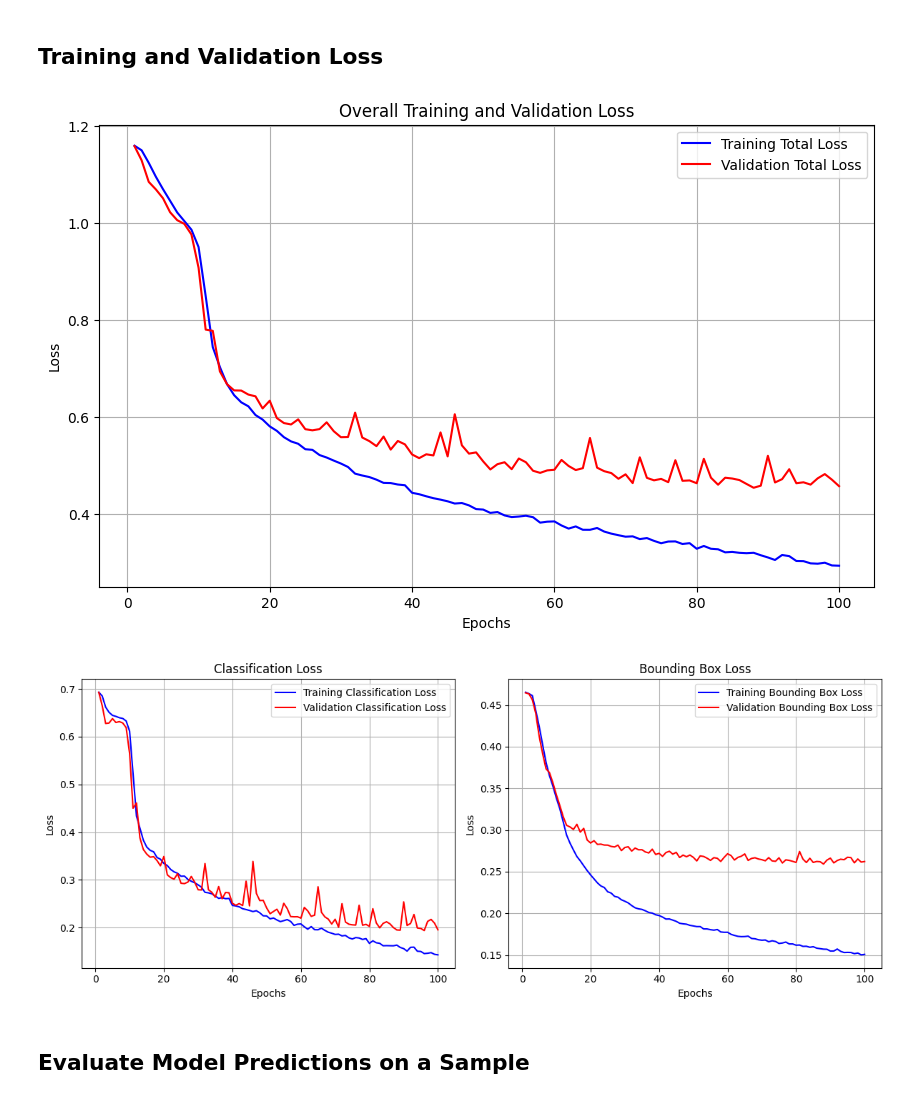
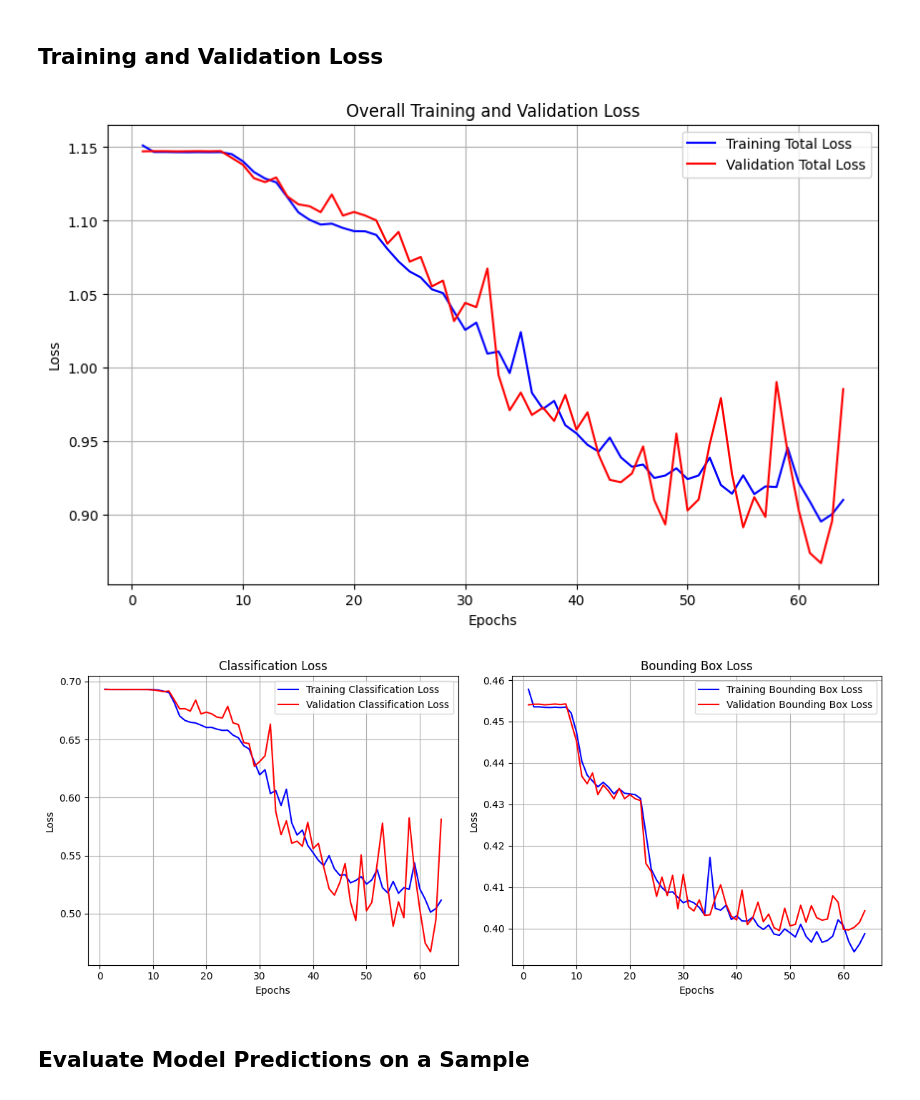
Before and after one commit to Trondster/CS4140, a Jupyter notebook: train/drone-classification.ipynb, the cells around one changed output. Saved outputs shown, nothing was run; the diff lists cells and outputs as text; code cells hidden in the pictures.

```diff
--- a/train/drone-classification.ipynb
+++ b/train/drone-classification.ipynb
@@ -791,12 +731,12 @@ Test Mean IoU (positive):     0.5241
 import matplotlib.pyplot as plt
 
 # Extract loss values
-train_loss = full_history['loss']
-val_loss = full_history['val_loss']
-train_class_loss = full_history['class_out_loss']
-val_class_loss = full_history['val_class_out_loss']
-train_bbox_loss = full_history['bbox_out_loss']
-val_bbox_loss = full_history['val_bbox_out_loss']
+train_loss = history.history['loss']
+val_loss = history.history['val_loss']
+train_class_loss = history.history['class_out_loss']
+val_class_loss = history.history['val_class_out_loss']
+train_bbox_loss = history.history['bbox_out_loss']
+val_bbox_loss = history.history['val_bbox_out_loss']
 epochs = range(1, len(train_loss) + 1)
 
 # Figure 1: Overall Training and Validation Loss
@@ -809,35 +749,35 @@ plt.ylabel('Loss')
 plt.legend()
 plt.grid(True)
 plt.show()
 
 # Figure 2: Classification and Bounding Box Losses
 plt.figure(figsize=(12, 5))
 
 # Subplot 1: Classification Loss
 plt.subplot(1, 2, 1) # 1 row, 2 columns, first plot
 plt.plot(epochs, train_class_loss, 'b', label='Training Classification Loss')
 plt.plot(epochs, val_class_loss, 'r', label='Validation Classification Loss')
 plt.title('Classification Loss')
 plt.xlabel('Epochs')
 plt.ylabel('Loss')
 plt.legend()
 plt.grid(True)
 
 # Subplot 2: Bounding Box Loss
 plt.subplot(1, 2, 2) # 1 row, 2 columns, second plot
 plt.plot(epochs, train_bbox_loss, 'b', label='Training Bounding Box Loss')
 plt.plot(epochs, val_bbox_loss, 'r', label='Validation Bounding Box Loss')
 plt.title('Bounding Box Loss')
 plt.xlabel('Epochs')
 plt.ylabel('Loss')
 plt.legend()
 plt.grid(True)
 
 plt.tight_layout() # Adjust layout to prevent overlapping titles/labels
 plt.show()
 # %% [output]
-[figure, old version]
+[figure, new version]
-[figure, old version]
+[figure, new version]
 # %% [markdown]
 ## Evaluate Model Predictions on a Sample
 # %%
```
Also changed, not shown: parts of 28 cells of this notebook, 1 other file.
